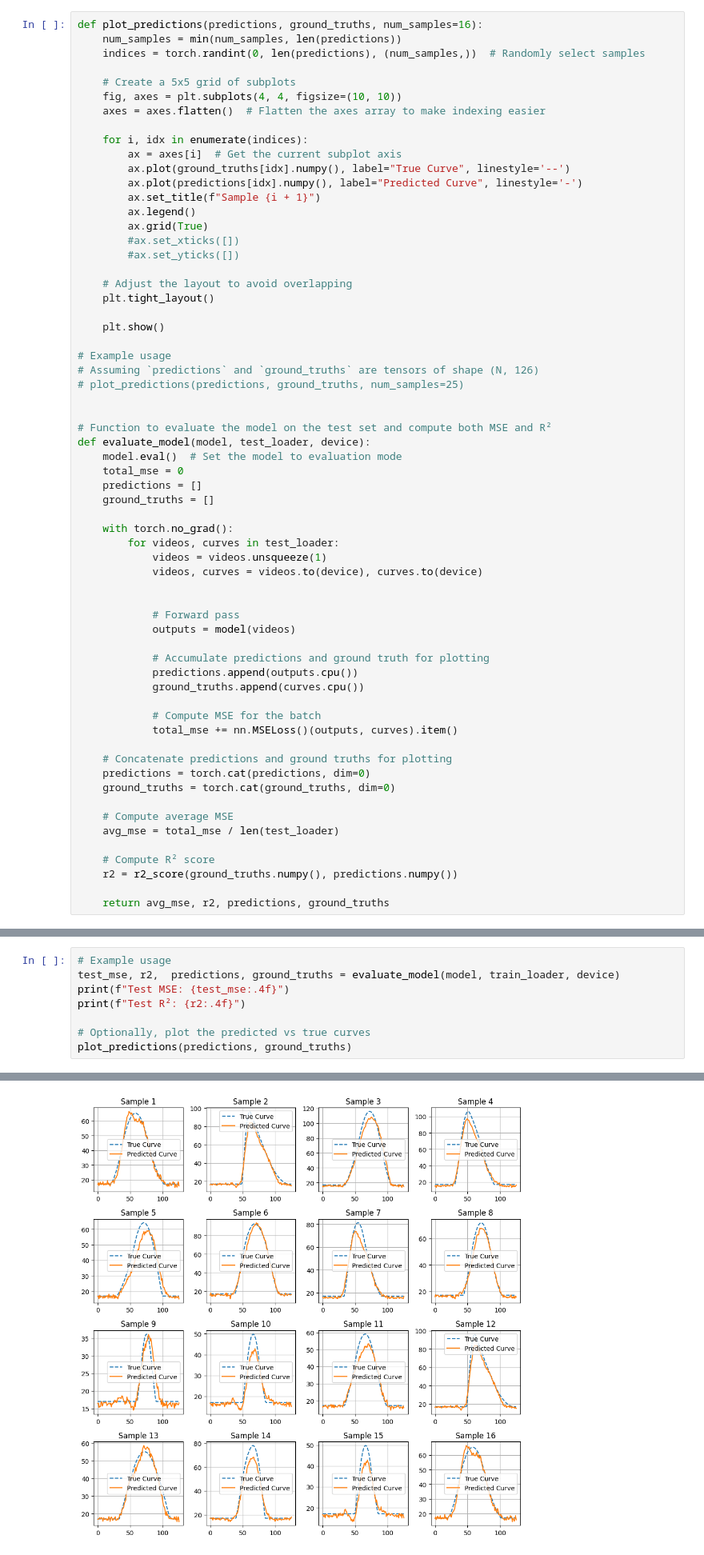
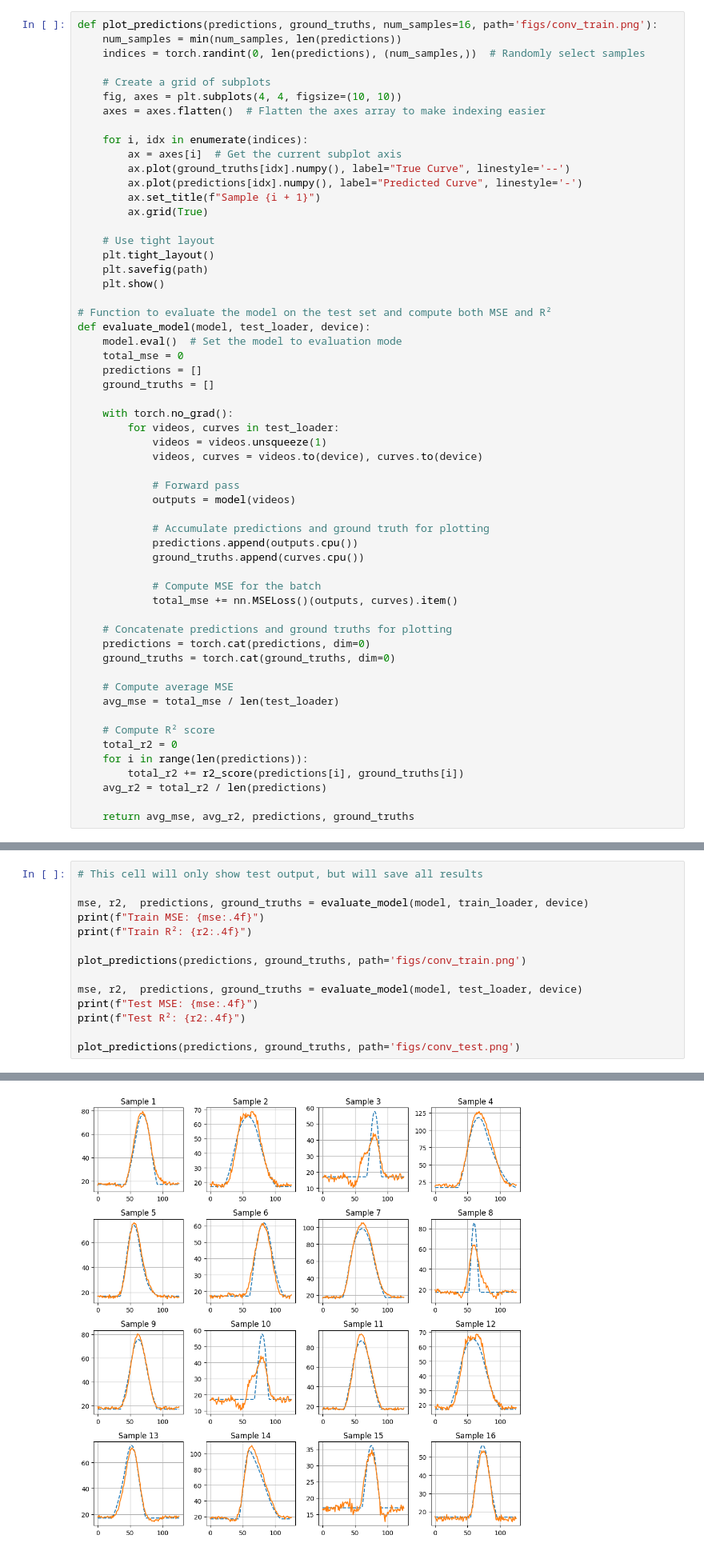
Before and after one commit to nanduruganesh/SwinTransformer, a Jupyter notebook: Ganesh_Experiments/CNN.ipynb, the cells around one changed output, grey strips where cells are left out. Shown at 80% size. Saved outputs shown, nothing was run; the diff lists cells and outputs as text.

```diff
--- a/Ganesh_Experiments/CNN.ipynb
+++ b/Ganesh_Experiments/CNN.ipynb
@@ -173,9 +251,9 @@ Restored the best model weights.
 # %%
-def plot_predictions(predictions, ground_truths, num_samples=16):
+def plot_predictions(predictions, ground_truths, num_samples=16, path='figs/conv_train.png'):
     num_samples = min(num_samples, len(predictions))
     indices = torch.randint(0, len(predictions), (num_samples,))  # Randomly select samples
 
-    # Create a 5x5 grid of subplots
+    # Create a grid of subplots
     fig, axes = plt.subplots(4, 4, figsize=(10, 10))
     axes = axes.flatten()  # Flatten the axes array to make indexing easier
 
@@ -184,20 +262,12 @@ def plot_predictions(predictions, ground_truths, num_samples=16):
         ax.plot(ground_truths[idx].numpy(), label="True Curve", linestyle='--')
         ax.plot(predictions[idx].numpy(), label="Predicted Curve", linestyle='-')
         ax.set_title(f"Sample {i + 1}")
-        ax.legend()
         ax.grid(True)
-        #ax.set_xticks([])
-        #ax.set_yticks([])
 
-    # Adjust the layout to avoid overlapping
+    # Use tight layout
     plt.tight_layout()
-
+    plt.savefig(path)
     plt.show()
-
-# Example usage
-# Assuming `predictions` and `ground_truths` are tensors of shape (N, 126)
-# plot_predictions(predictions, ground_truths, num_samples=25)
-
 
 # Function to evaluate the model on the test set and compute both MSE and R²
 def evaluate_model(model, test_loader, device):
@@ -210,7 +280,6 @@ def evaluate_model(model, test_loader, device):
         for videos, curves in test_loader:
             videos = videos.unsqueeze(1)
             videos, curves = videos.to(device), curves.to(device)
-
 
             # Forward pass
             outputs = model(videos)
@@ -230,6 +299,9 @@ def evaluate_model(model, test_loader, device):
     avg_mse = total_mse / len(test_loader)
 
     # Compute R² score
-    r2 = r2_score(ground_truths.numpy(), predictions.numpy())
+    total_r2 = 0
+    for i in range(len(predictions)):
+        total_r2 += r2_score(predictions[i], ground_truths[i])
+    avg_r2 = total_r2 / len(predictions)
 
-    return avg_mse, r2, predictions, ground_truths
+    return avg_mse, avg_r2, predictions, ground_truths
@@ -236,9 +312,15 @@ def evaluate_model(model, test_loader, device):
 # %%
-# Example usage
-test_mse, r2,  predictions, ground_truths = evaluate_model(model, train_loader, device)
-print(f"Test MSE: {test_mse:.4f}")
+# This cell will only show test output, but will save all results
+
+mse, r2,  predictions, ground_truths = evaluate_model(model, train_loader, device)
+print(f"Train MSE: {mse:.4f}")
+print(f"Train R²: {r2:.4f}")
+
+plot_predictions(predictions, ground_truths, path='figs/conv_train.png')
+
+mse, r2,  predictions, ground_truths = evaluate_model(model, test_loader, device)
+print(f"Test MSE: {mse:.4f}")
 print(f"Test R²: {r2:.4f}")
 
-# Optionally, plot the predicted vs true curves
-plot_predictions(predictions, ground_truths)
+plot_predictions(predictions, ground_truths, path='figs/conv_test.png')
 # %% [output]
@@ -247 +329 @@ Test R²: -263.6149
-[figure, old version]
+[figure, new version]
```
Also changed, not shown: parts of 14 cells of this notebook, 2 other files.
